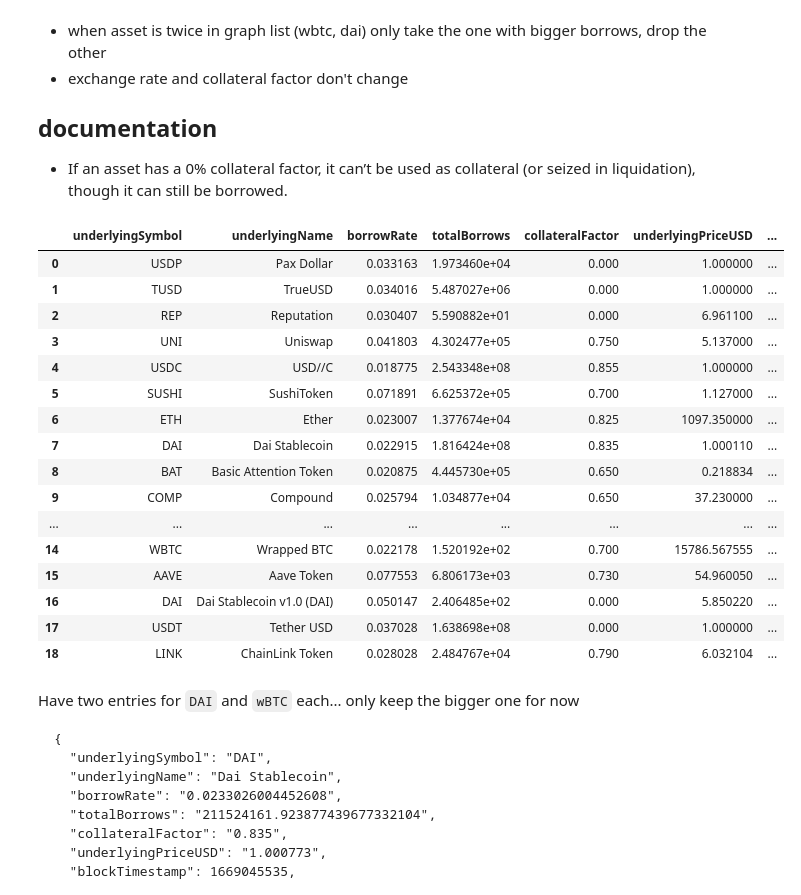
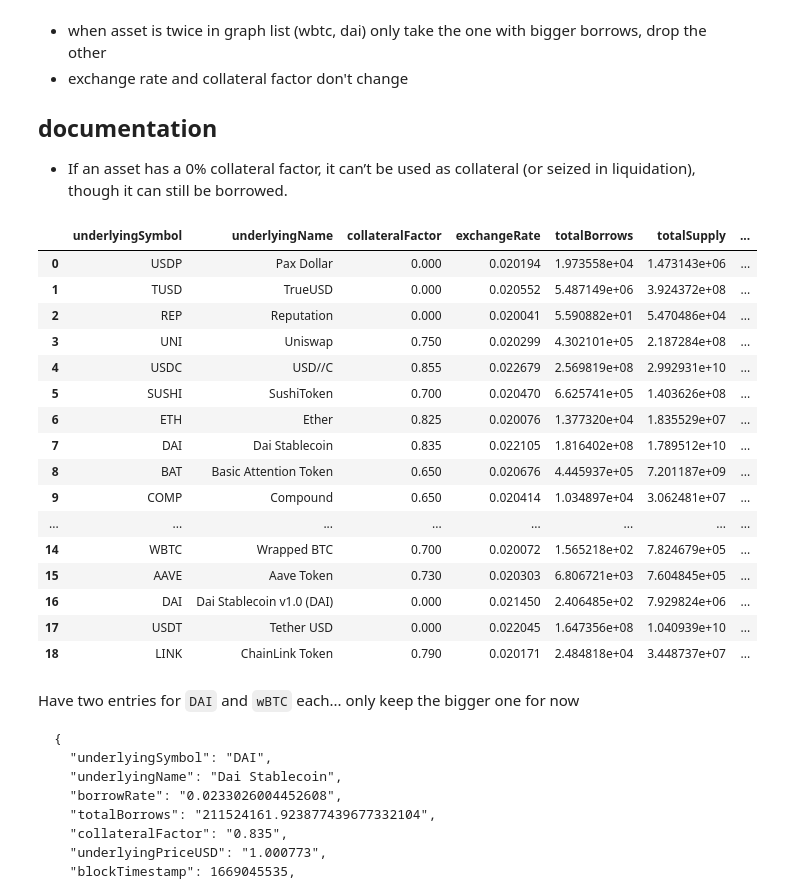
Before and after one commit to franwe/Compound, a Jupyter notebook: main.ipynb, the cells around one changed output. Drawn from its saved outputs; the diff is of its cells as text; code cells hidden in the pictures.

````diff
--- a/main.ipynb
+++ b/main.ipynb
@@ -37,40 +37,40 @@ PARAMS_FILE = Path.cwd().joinpath("configs", "parameters.json")
 # %%
 # get current Compound Borrows from The Graph
 
 tg_api = TheGraphAPI()
 borrows = tg_api.get_compound_borrows()
 
 col_dtypes = {
     "underlyingSymbol":str,
     "underlyingName":str,
-    "borrowRate":float,
     "totalBorrows":float,
+    "totalSupply":float,
     "collateralFactor":float,
+    "exchangeRate":float,
     "underlyingPriceUSD":float,
     "blockTimestamp":int,
-    "accrualBlockNumber":int
     }
 borrows_df = pd.DataFrame(borrows)
 borrows_df = borrows_df.apply(lambda c: c.astype(col_dtypes[c.name]))
 borrows_df
 # %% [output]
-|  | underlyingSymbol | underlyingName | borrowRate | totalBorrows | collateralFactor | underlyingPriceUSD | ... |
-| 0 | USDP | Pax Dollar | 0.033163 | 1.973460e+04 | 0.000 | 1.000000 | ... |
-| 1 | TUSD | TrueUSD | 0.034016 | 5.487027e+06 | 0.000 | 1.000000 | ... |
-| 2 | REP | Reputation | 0.030407 | 5.590882e+01 | 0.000 | 6.961100 | ... |
-| 3 | UNI | Uniswap | 0.041803 | 4.302477e+05 | 0.750 | 5.137000 | ... |
-| 4 | USDC | USD//C | 0.018775 | 2.543348e+08 | 0.855 | 1.000000 | ... |
-| 5 | SUSHI | SushiToken | 0.071891 | 6.625372e+05 | 0.700 | 1.127000 | ... |
-| 6 | ETH | Ether | 0.023007 | 1.377674e+04 | 0.825 | 1097.350000 | ... |
-| 7 | DAI | Dai Stablecoin | 0.022915 | 1.816424e+08 | 0.835 | 1.000110 | ... |
-| 8 | BAT | Basic Attention Token | 0.020875 | 4.445730e+05 | 0.650 | 0.218834 | ... |
-| 9 | COMP | Compound | 0.025794 | 1.034877e+04 | 0.650 | 37.230000 | ... |
+|  | underlyingSymbol | underlyingName | collateralFactor | exchangeRate | totalBorrows | totalSupply | ... |
+| 0 | USDP | Pax Dollar | 0.000 | 0.020194 | 1.973558e+04 | 1.473143e+06 | ... |
+| 1 | TUSD | TrueUSD | 0.000 | 0.020552 | 5.487149e+06 | 3.924372e+08 | ... |
+| 2 | REP | Reputation | 0.000 | 0.020041 | 5.590882e+01 | 5.470486e+04 | ... |
+| 3 | UNI | Uniswap | 0.750 | 0.020299 | 4.302101e+05 | 2.187284e+08 | ... |
+| 4 | USDC | USD//C | 0.855 | 0.022679 | 2.569819e+08 | 2.992931e+10 | ... |
+| 5 | SUSHI | SushiToken | 0.700 | 0.020470 | 6.625741e+05 | 1.403626e+08 | ... |
+| 6 | ETH | Ether | 0.825 | 0.020076 | 1.377320e+04 | 1.835529e+07 | ... |
+| 7 | DAI | Dai Stablecoin | 0.835 | 0.022105 | 1.816402e+08 | 1.789512e+10 | ... |
+| 8 | BAT | Basic Attention Token | 0.650 | 0.020676 | 4.445937e+05 | 7.201187e+09 | ... |
+| 9 | COMP | Compound | 0.650 | 0.020414 | 1.034897e+04 | 3.062481e+07 | ... |
 | ... | ... | ... | ... | ... | ... | ... | ... |
-| 14 | WBTC | Wrapped BTC | 0.022178 | 1.520192e+02 | 0.700 | 15786.567555 | ... |
-| 15 | AAVE | Aave Token | 0.077553 | 6.806173e+03 | 0.730 | 54.960050 | ... |
-| 16 | DAI | Dai Stablecoin v1.0 (DAI) | 0.050147 | 2.406485e+02 | 0.000 | 5.850220 | ... |
-| 17 | USDT | Tether USD | 0.037028 | 1.638698e+08 | 0.000 | 1.000000 | ... |
-| 18 | LINK | ChainLink Token | 0.028028 | 2.484767e+04 | 0.790 | 6.032104 | ... |
+| 14 | WBTC | Wrapped BTC | 0.700 | 0.020072 | 1.565218e+02 | 7.824679e+05 | ... |
+| 15 | AAVE | Aave Token | 0.730 | 0.020303 | 6.806721e+03 | 7.604845e+05 | ... |
+| 16 | DAI | Dai Stablecoin v1.0 (DAI) | 0.000 | 0.021450 | 2.406485e+02 | 7.929824e+06 | ... |
+| 17 | USDT | Tether USD | 0.000 | 0.022045 | 1.647356e+08 | 1.040939e+10 | ... |
+| 18 | LINK | ChainLink Token | 0.790 | 0.020171 | 2.484818e+04 | 3.448737e+07 | ... |
 # %% [markdown]
 Have two entries for `DAI` and `wBTC` each... only keep the bigger one for now
 ```
````
Also changed, not shown: parts of 11 cells of this notebook, 2 other files.
